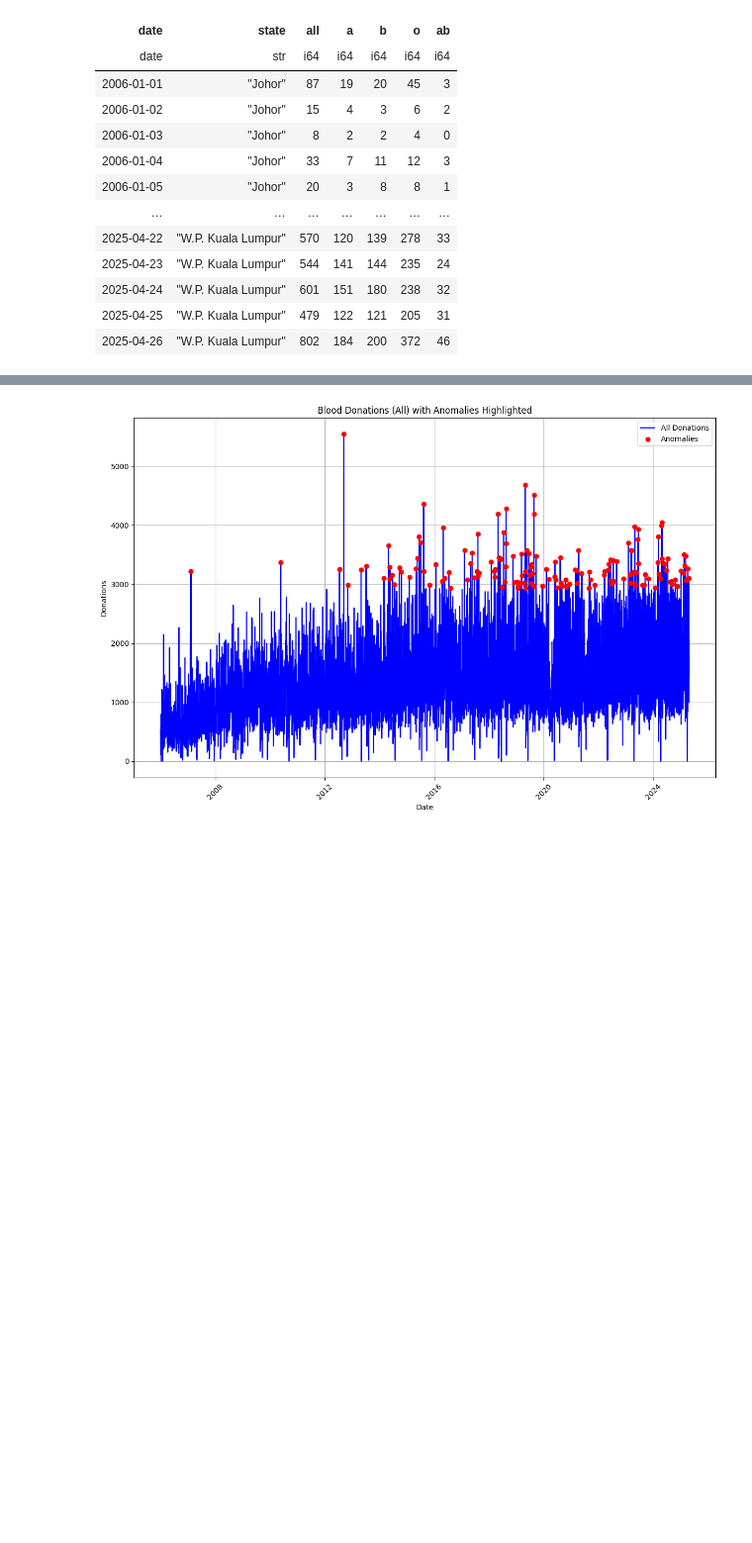
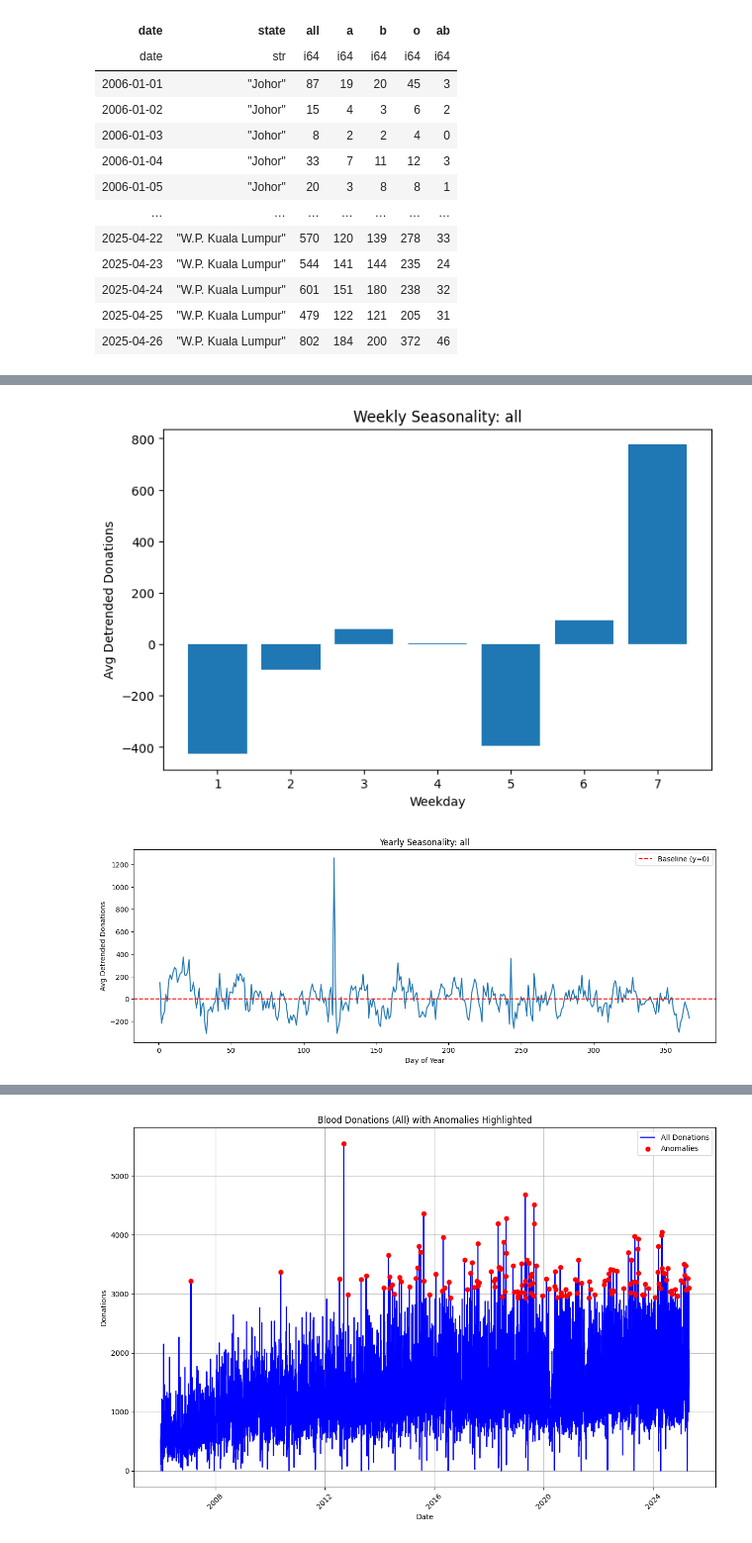
Before and after one commit to jasperschroeder/MalaysiaBloodDonations, a Jupyter notebook: MalaysiaBloodDonation/1_Initial_Notebook.ipynb, the cells around one changed output, grey strips where cells are left out. Shown at 99% size. Drawn from its saved outputs; the diff is of its cells as text; code cells hidden in the pictures; blank space fills up the shorter version.

Commit message:
adding additional visualizations and analyses

```diff
--- a/MalaysiaBloodDonation/1_Initial_Notebook.ipynb
+++ b/MalaysiaBloodDonation/1_Initial_Notebook.ipynb
@@ -276,0 +315,46 @@ shape: (91_728, 7)
+# %%
+df_all = df_all.with_columns([
+    pl.col("date").dt.weekday().alias("weekday"),
+    pl.col("date").dt.ordinal_day().alias("day_of_year")
+])
+# %%
+seasonality_by_weekday = df_all.group_by("weekday").agg(
+    pl.col("detrended_all").mean().alias("all_avg_seasonality"),
+    pl.col("detrended_a").mean().alias("a_avg_seasonality"),
+    pl.col("detrended_b").mean().alias("b_avg_seasonality"),
+    pl.col("detrended_ab").mean().alias("ab_avg_seasonality"),
+    pl.col("detrended_o").mean().alias("o_avg_seasonality")
+).sort("weekday")
+
+seasonality_by_dayofyear = df_all.group_by("day_of_year").agg(
+    pl.col("detrended_all").mean().alias("all_avg_seasonality"),
+    pl.col("detrended_a").mean().alias("a_avg_seasonality"),
+    pl.col("detrended_b").mean().alias("b_avg_seasonality"),
+    pl.col("detrended_ab").mean().alias("ab_avg_seasonality"),
+    pl.col("detrended_o").mean().alias("o_avg_seasonality"),
+
+).sort("day_of_year")
+# %%
+blood_type = 'all'
+
+
+# Weekly seasonality
+plt.figure(figsize=(8,5))
+plt.bar(seasonality_by_weekday["weekday"].to_numpy(), seasonality_by_weekday[f"{blood_type}_avg_seasonality"].to_numpy())
+plt.title(f"Weekly Seasonality: {blood_type}")
+plt.xlabel("Weekday")
+plt.ylabel("Avg Detrended Donations")
+plt.show()
+
+# Yearly seasonality
+plt.figure(figsize=(15,5))
+plt.plot(seasonality_by_dayofyear["day_of_year"].to_numpy(), seasonality_by_dayofyear[f"{blood_type}_avg_seasonality"].to_numpy())
+plt.axhline(y=0, color='red', linestyle='--', label='Baseline (y=0)')
+plt.title(f"Yearly Seasonality: {blood_type}")
+plt.xlabel("Day of Year")
+plt.ylabel("Avg Detrended Donations")
+plt.legend()
+plt.show()
+# %% [output]
+[figure, added]
+[figure, added]
```
Also changed, not shown: parts of 14 cells of this notebook.
